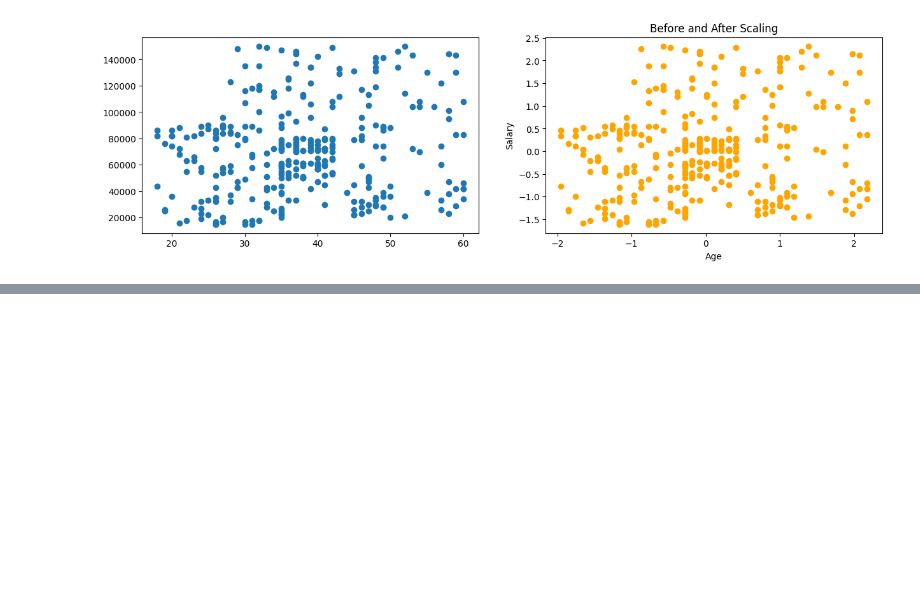
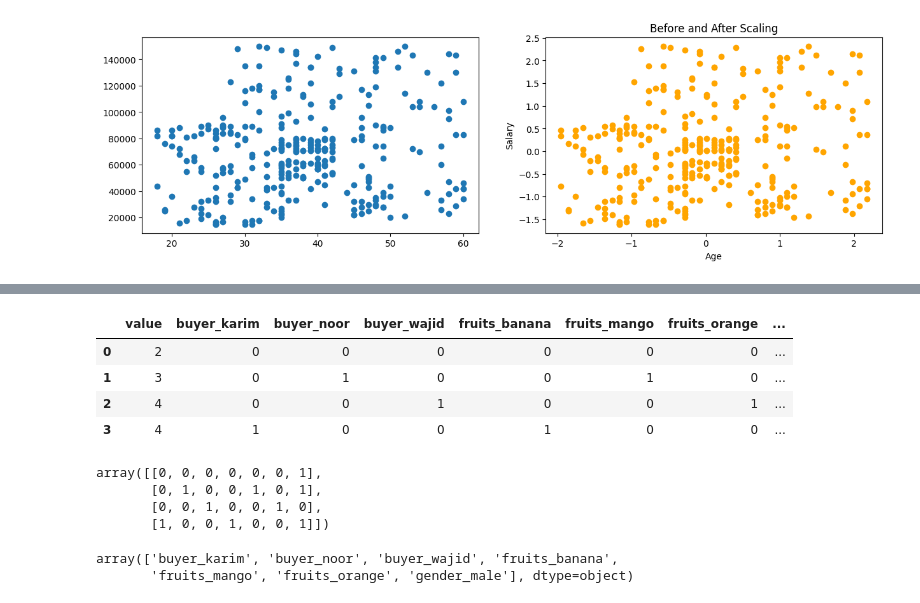
Before and after one commit to jyotijain0355/Jyoti-AI-Journey, a Jupyter notebook: MACHINE LEARNING/sklearn.ipynb, the cells around one changed output, grey strips where cells are left out. Drawn from its saved outputs; the diff is of its cells as text; code cells hidden in the pictures; blank space fills up the shorter version.

```diff
--- a/MACHINE LEARNING/sklearn.ipynb
+++ b/MACHINE LEARNING/sklearn.ipynb
@@ -502,0 +535,24 @@ plt.show()
+# %%
+pd.get_dummies(data =df,columns=['buyer','fruits','gender'],dtype=int,drop_first=True)
+# %% [output]
+|  | value | buyer_karim | buyer_noor | buyer_wajid | fruits_banana | fruits_mango | fruits_orange | ... |
+| 0 | 2 | 0 | 0 | 0 | 0 | 0 | 0 | ... |
+| 1 | 3 | 0 | 1 | 0 | 0 | 1 | 0 | ... |
+| 2 | 4 | 0 | 0 | 1 | 0 | 0 | 1 | ... |
+| 3 | 4 | 1 | 0 | 0 | 1 | 0 | 0 | ... |
+# %%
+from sklearn.preprocessing import OneHotEncoder
+ohe=OneHotEncoder(drop="first",dtype=int,sparse_output=False)
+df_trf=ohe.fit_transform(df[["buyer","fruits","gender"]])
+df_trf
+# %% [output]
+array([[0, 0, 0, 0, 0, 0, 1],
+       [0, 1, 0, 0, 1, 0, 1],
+       [0, 0, 1, 0, 0, 1, 0],
+       [1, 0, 0, 1, 0, 0, 1]])
+# %%
+cols=ohe.get_feature_names_out()
+cols
+# %% [output]
+array(['buyer_karim', 'buyer_noor', 'buyer_wajid', 'fruits_banana',
+       'fruits_mango', 'fruits_orange', 'gender_male'], dtype=object)
```
Also changed, not shown: parts of 5 cells of this notebook, 1 other file.
